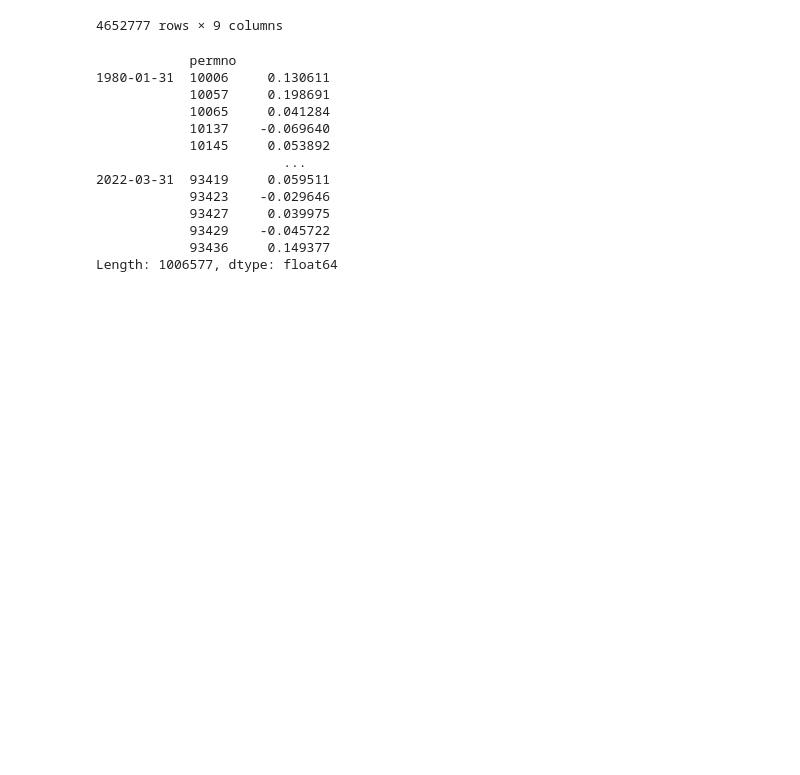
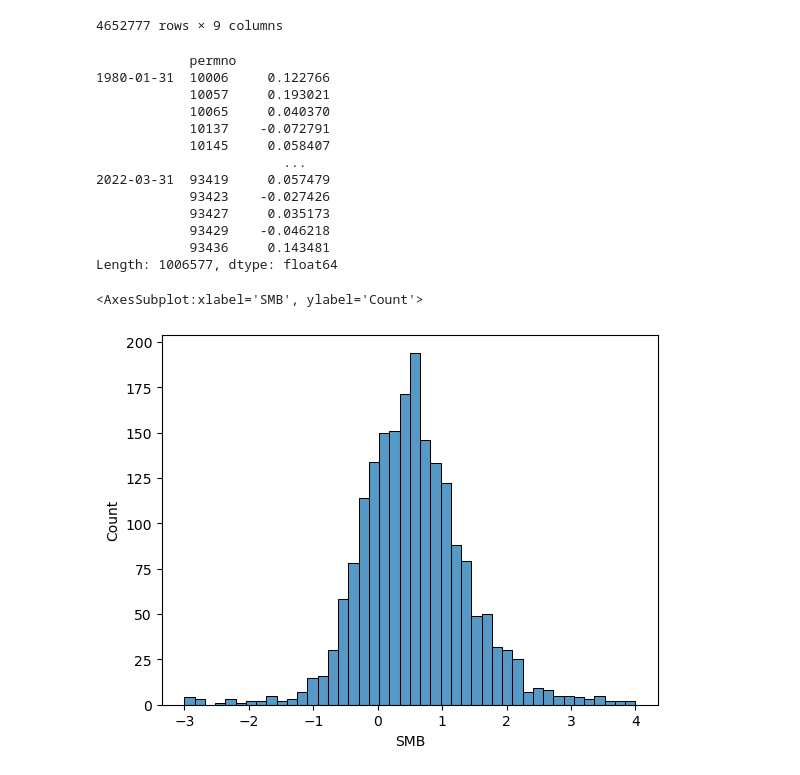
Before and after one commit to LakshaySapra/BettingAgainstBeta, a Jupyter notebook: BAB_ExpectedReturns.ipynb, the cells around one changed output. Cells and saved outputs as stored; diff of their text form; code cells hidden in the pictures; blank space fills up the shorter version.

```diff
--- a/BAB_ExpectedReturns.ipynb
+++ b/BAB_ExpectedReturns.ipynb
@@ -31,23 +31,30 @@ df
 |  | 93436 | 0.238009 | 1.113736e+09 | 0.01 | 0.228009 | 0.031048 | 3.728205 | 2.899511 | 1.887399 | ... |
 4652777 rows × 9 columns
 # %%
-spec_df = pd.read_pickle('data/specific_returns_halflifeNone_TOP2000.pkl')
+spec_df = pd.read_pickle('data/specific_returns_halflife36_TOP2000.pkl')
 spec_df = spec_df.stack()
 spec_df.loc['1980-01-01':]
 # %% [output]
             permno
-1980-01-31  10006     0.130611
-            10057     0.198691
-            10065     0.041284
-            10137    -0.069640
-            10145     0.053892
+1980-01-31  10006     0.122766
+            10057     0.193021
+            10065     0.040370
+            10137    -0.072791
+            10145     0.058407
                         ...
-2022-03-31  93419     0.059511
-            93423    -0.029646
-            93427     0.039975
-            93429    -0.045722
-            93436     0.149377
+2022-03-31  93419     0.057479
+            93423    -0.027426
+            93427     0.035173
+            93429    -0.046218
+            93436     0.143481
 Length: 1006577, dtype: float64
+# %%
+ff_df = pd.read_pickle('data/ffloadings_halflife36_TOP2000.pkl')
+ff_df = ff_df.stack()
+sns.histplot(ff_df.loc['1984-12-31'].dropna(axis=1).loc['SMB'],binrange=(-3,4))
+# %% [output]
+<AxesSubplot:xlabel='SMB', ylabel='Count'>
+[figure, added]
 # %%
 df['spec_ret'] = spec_df
 for col_name in tqdm(['beta_5','beta_10','beta_20','beta_30']):
```
Also changed, not shown: parts of 3 cells of this notebook.
